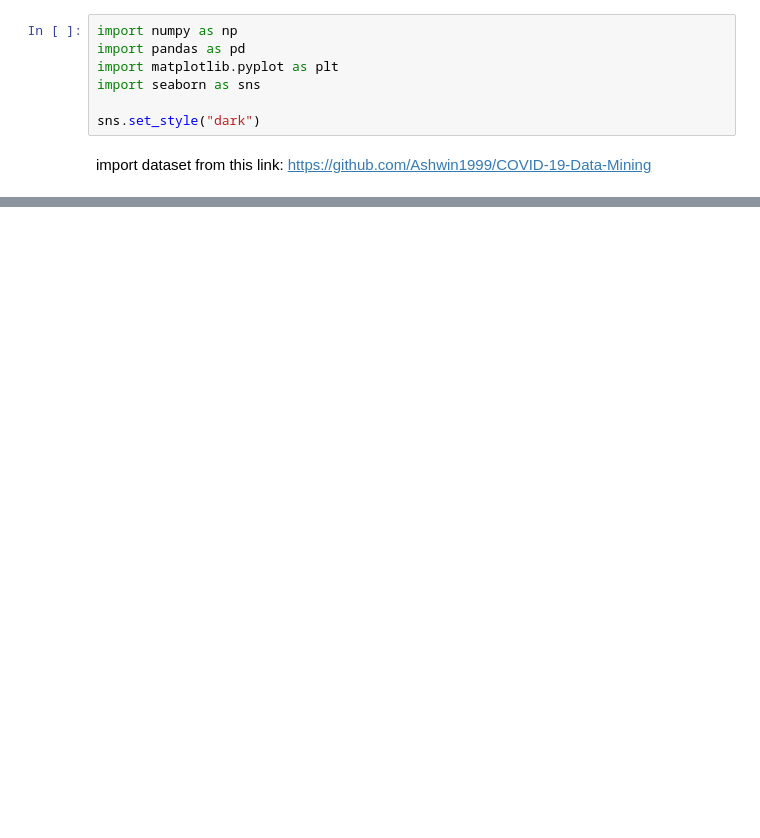
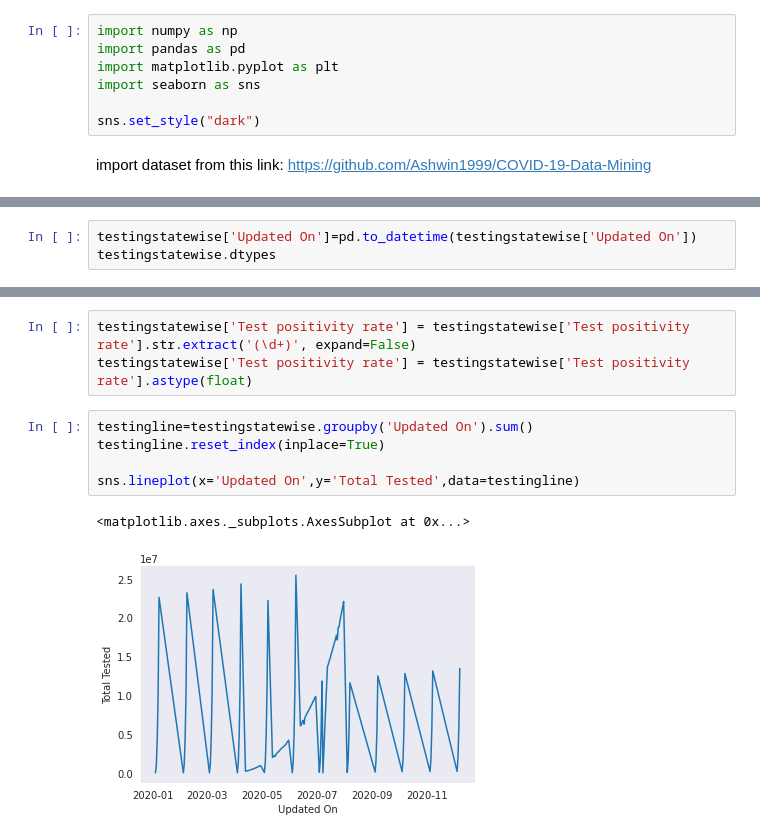
Before and after one commit to acchu99/covid-19-data-mining, a Jupyter notebook: COVID_19_Data_Mining.ipynb, the cells around one changed output, grey strips where cells are left out. Drawn from its saved outputs; the diff is of its cells as text; blank space fills up the shorter version.

```diff
--- a/COVID_19_Data_Mining.ipynb
+++ b/COVID_19_Data_Mining.ipynb
@@ -189,0 +70,3 @@ f3_ax2.set_ylabel(" ",fontsize=0);
+# %%
+testingstatewise['Updated On']=pd.to_datetime(testingstatewise['Updated On'])
+testingstatewise.dtypes
@@ -189,0 +91,11 @@ f3_ax2.set_ylabel(" ",fontsize=0);
+# %%
+testingstatewise['Test positivity rate'] = testingstatewise['Test positivity rate'].str.extract('(\d+)', expand=False)
+testingstatewise['Test positivity rate'] = testingstatewise['Test positivity rate'].astype(float)
+# %%
+testingline=testingstatewise.groupby('Updated On').sum()
+testingline.reset_index(inplace=True)
+
+sns.lineplot(x='Updated On',y='Total Tested',data=testingline)
+# %% [output]
+<matplotlib.axes._subplots.AxesSubplot at 0x...>
+[figure, added]
```
Also changed, not shown: parts of 23 cells of this notebook.
